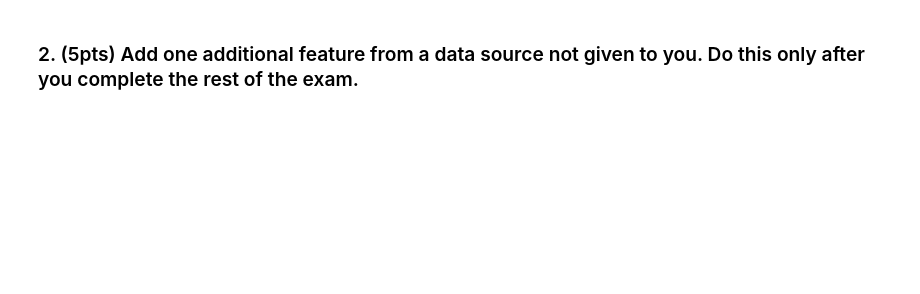
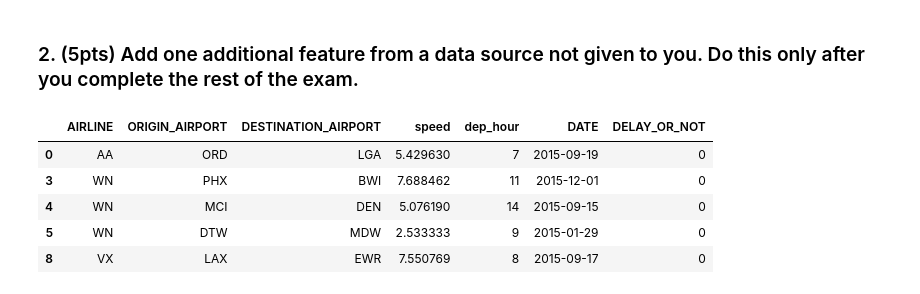
Before and after one commit to syj19950301/Data_Science_1, a Jupyter notebook: cs109a_midterm_2017.ipynb, the cells around one changed output. Cells and saved outputs as stored; diff of their text form; code cells hidden in the pictures; blank space fills up the shorter version.

```diff
--- a/cs109a_midterm_2017.ipynb
+++ b/cs109a_midterm_2017.ipynb
@@ -853,2 +810,11 @@ ax=make_roc("engineered",logregcv, y_test_rest_eng, X_test_rest_eng, labe=5000,
 # %% [markdown]
 ### 2. (5pts) Add one additional feature from a data source not given to you. Do this only after you complete the rest of the exam.
+# %%
+df_eng.head()
+# %% [output]
+|  | AIRLINE | ORIGIN_AIRPORT | DESTINATION_AIRPORT | speed | dep_hour | DATE | DELAY_OR_NOT |
+| 0 | AA | ORD | LGA | 5.429630 | 7 | 2015-09-19 | 0 |
+| 3 | WN | PHX | BWI | 7.688462 | 11 | 2015-12-01 | 0 |
+| 4 | WN | MCI | DEN | 5.076190 | 14 | 2015-09-15 | 0 |
+| 5 | WN | DTW | MDW | 2.533333 | 9 | 2015-01-29 | 0 |
+| 8 | VX | LAX | EWR | 7.550769 | 8 | 2015-09-17 | 0 |
```
Also changed, not shown: parts of 49 cells of this notebook.
